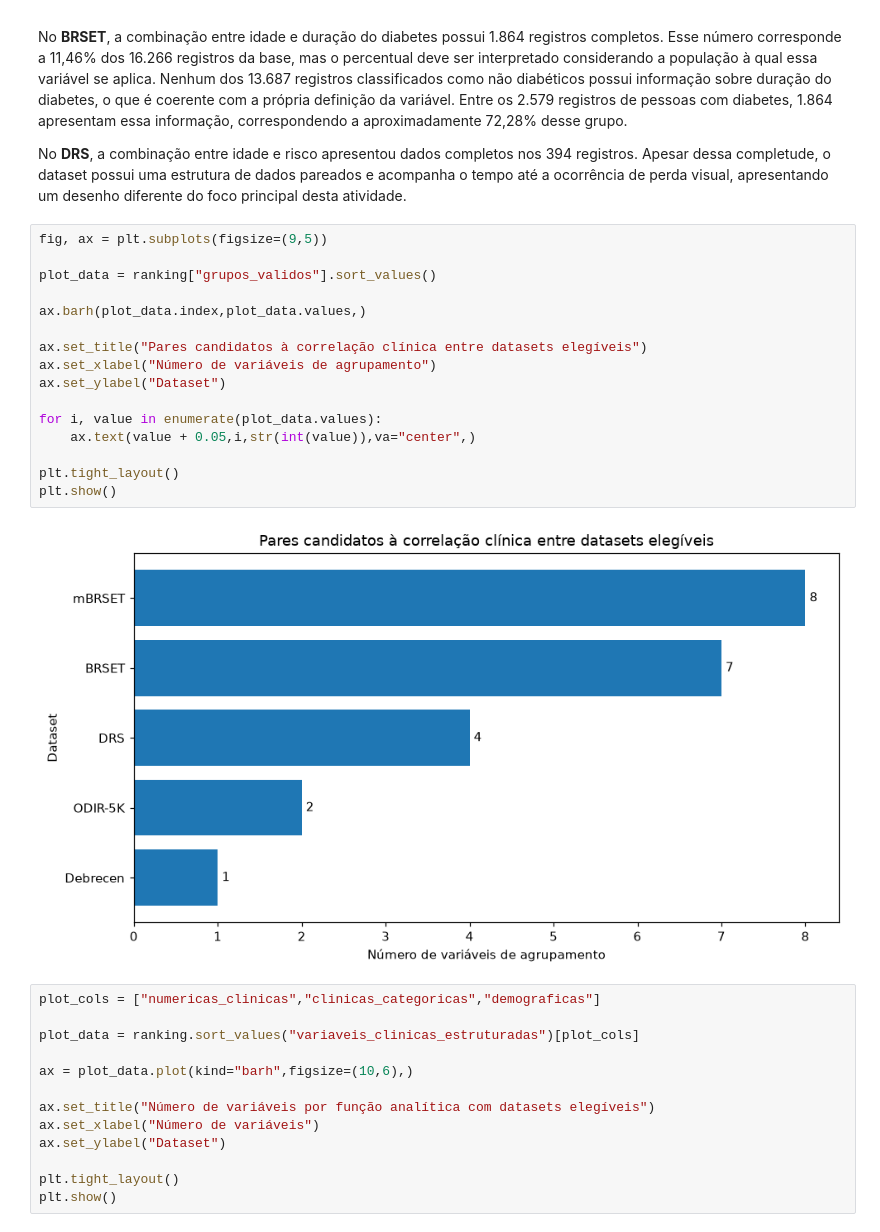
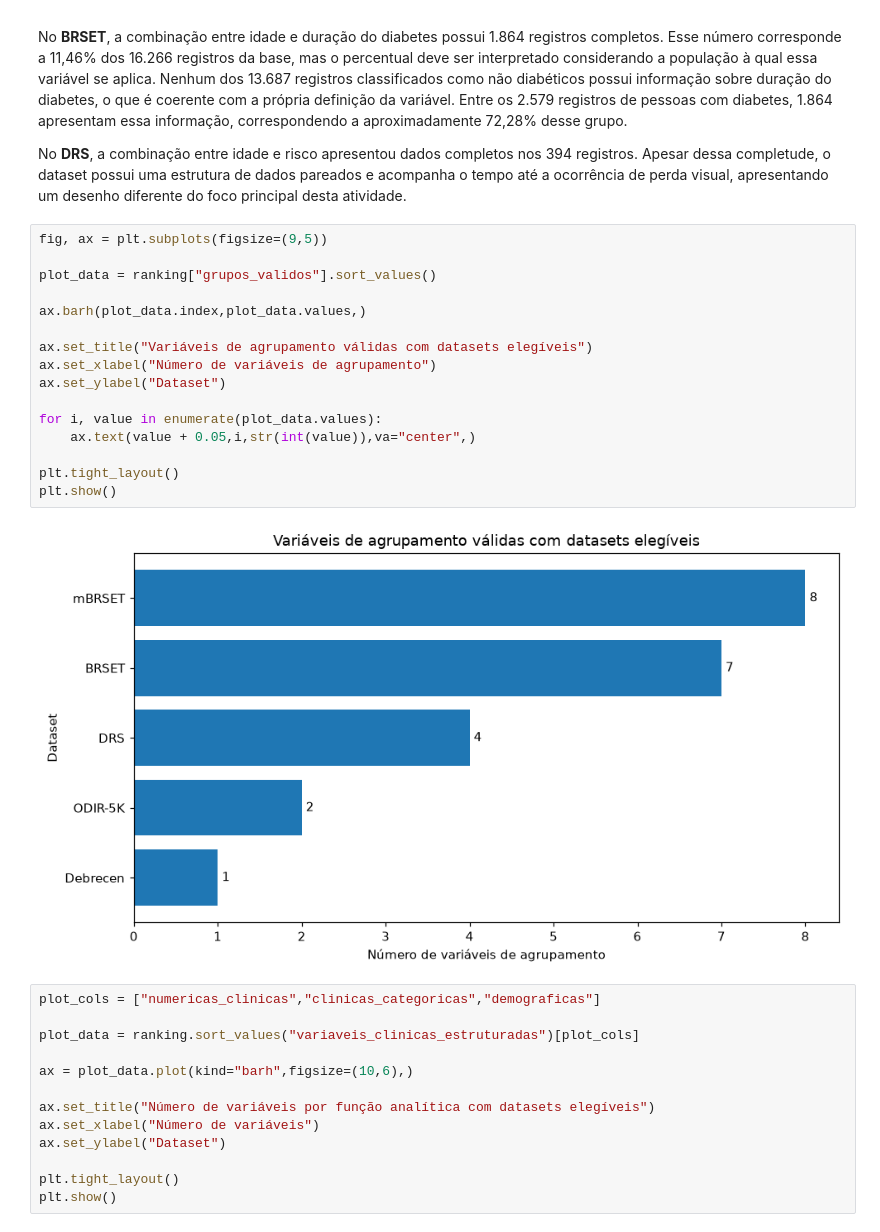
Before and after one commit to ariwired/dr-statistical-analysis, a Jupyter notebook: 00_dataset_comparison_statistical.ipynb, the cells around one changed output. Saved outputs shown, nothing was run; the diff lists cells and outputs as text.

```diff
--- a/00_dataset_comparison_statistical.ipynb
+++ b/00_dataset_comparison_statistical.ipynb
@@ -1053,21 +1047,21 @@ No **DRS**, a combinação entre idade e risco apresentou dados completos nos 39
 # %%
 fig, ax = plt.subplots(figsize=(9,5))
 
 plot_data = ranking["grupos_validos"].sort_values()
 
 ax.barh(plot_data.index,plot_data.values,)
 
-ax.set_title("Pares candidatos à correlação clínica entre datasets elegíveis")
+ax.set_title("Variáveis de agrupamento válidas com datasets elegíveis")
 ax.set_xlabel("Número de variáveis de agrupamento")
 ax.set_ylabel("Dataset")
 
 for i, value in enumerate(plot_data.values):
     ax.text(value + 0.05,i,str(int(value)),va="center",)
 
 plt.tight_layout()
 plt.show()
 # %% [output]
-[figure, old version]
+[figure, new version]
 # %%
 plot_cols = ["numericas_clinicas","clinicas_categoricas","demograficas"]
 
```
Also changed, not shown: parts of 3 cells of this notebook.
